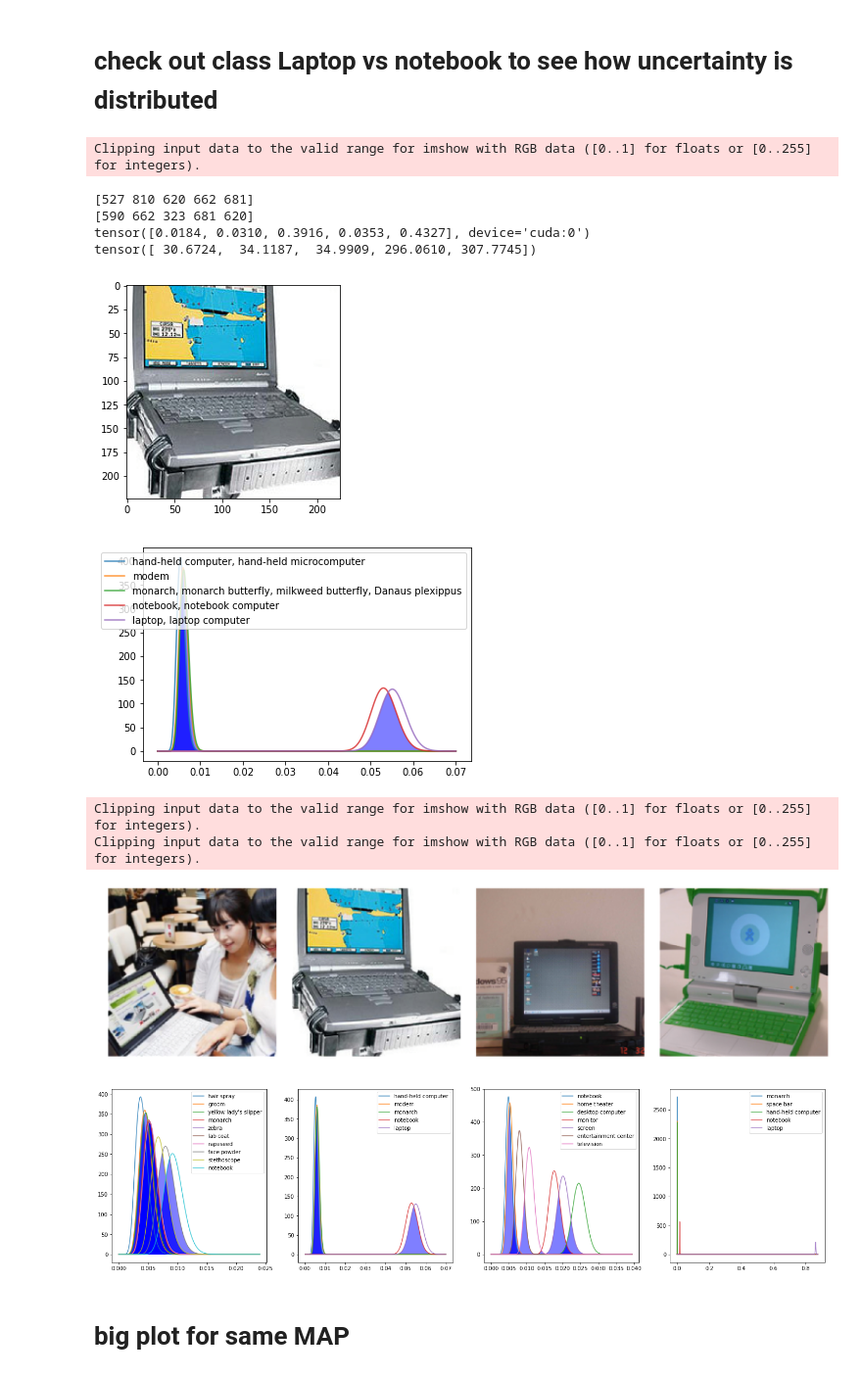
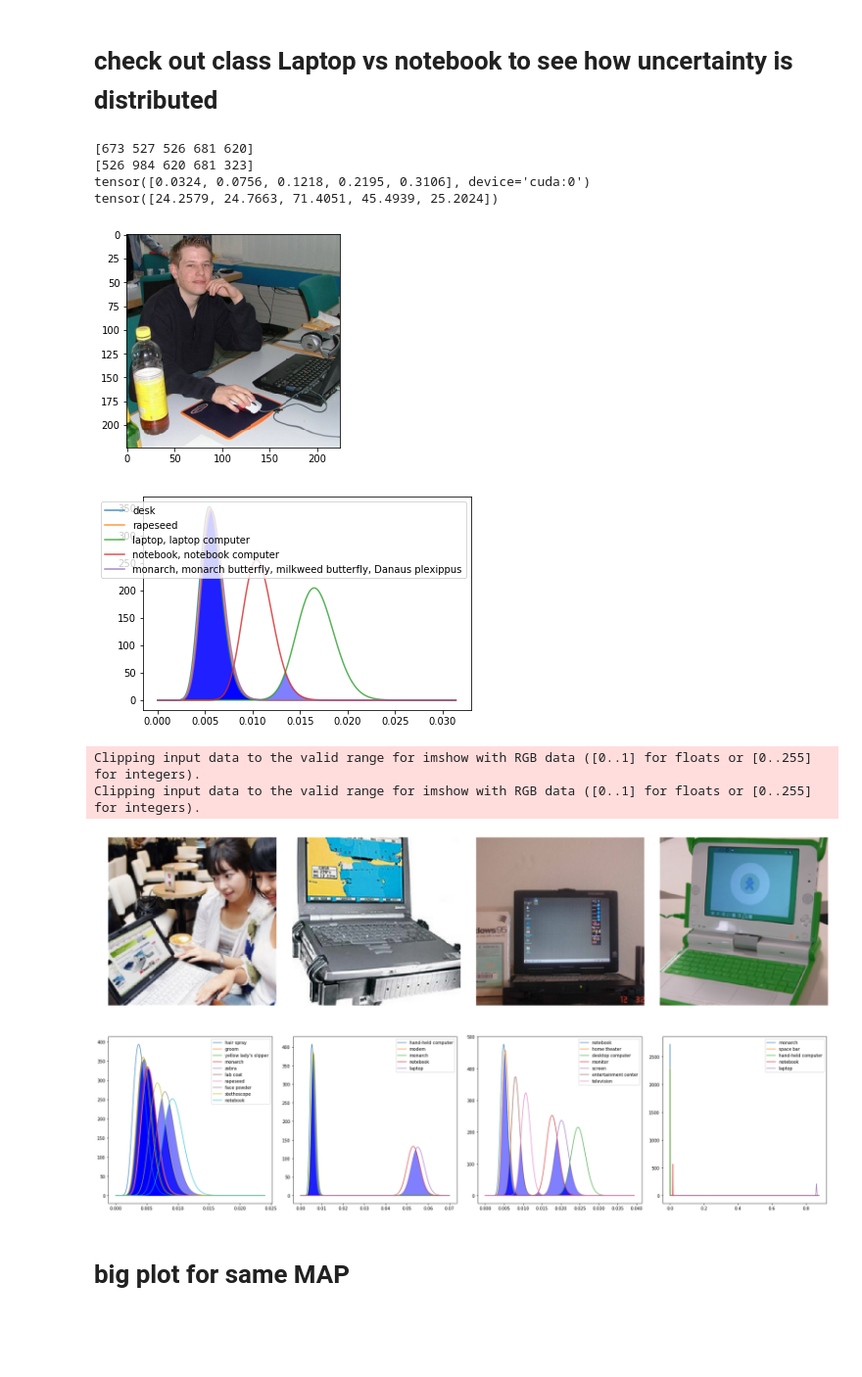
Before and after one commit to ross-Hr/master2020, a Jupyter notebook: 2019-10-Laplace_Bridge/exp/Experiment3_ImageNet_DenseNet.ipynb, the cells around one changed output. Shown at 98% size. Cells and saved outputs as stored; diff of their text form; code cells hidden in the pictures; blank space fills up the shorter version.

Commit message:
added pdf version of imagenet betas

```diff
--- a/2019-10-Laplace_Bridge/exp/Experiment3_ImageNet_DenseNet.ipynb
+++ b/2019-10-Laplace_Bridge/exp/Experiment3_ImageNet_DenseNet.ipynb
@@ -995,7 +995,7 @@ plt.show()
 def get_topK(pred, k):
     return(np.argpartition(pred.cpu().numpy(), -k)[-k:])
 
-i = 31036
+i = 31001
 k = 5
 topK_MAP_i = get_topK(imagenet_MAP[i], k)
 topK_DIR_LPA_i = get_topK(imagenet_DIR_LPA[i], k)
@@ -1057,13 +1057,12 @@ def plot_beta_top_K(i, k=5):
 
 plot_beta_top_K(i, k=k)
 # %% [output]
-Clipping input data to the valid range for imshow with RGB data ([0..1] for floats or [0..255] for integers).
+[673 527 526 681 620]
+[526 984 620 681 323]
+tensor([0.0324, 0.0756, 0.1218, 0.2195, 0.3106], device='cuda:0')
+tensor([24.2579, 24.7663, 71.4051, 45.4939, 25.2024])
-[527 810 620 662 681]
-[590 662 323 681 620]
-tensor([0.0184, 0.0310, 0.3916, 0.0353, 0.4327], device='cuda:0')
-tensor([ 30.6724,  34.1187,  34.9909, 296.0610, 307.7745])
-[figure, old version]
+[figure, new version]
-[figure, old version]
+[figure, new version]
 # %%
 mean = torch.Tensor([0.485, 0.456, 0.406])
 std = torch.Tensor([0.229, 0.224, 0.225])
@@ -1209,18 +1208,20 @@ def show_beta_marginals(list_of_idx, list_of_k, filename):
 
         axs[i].legend()
 
-    tpl.save('figures/{}'.format(filename), figure=fig, figurewidth='\\figwidth', figureheight='\\figheight')
+    #tpl.save('figures/{}'.format(filename), figure=fig, figurewidth='\\figwidth', figureheight='\\figheight')
+    plt.tight_layout()
+    plt.savefig('figures/{}'.format(filename))
     plt.show()
 # %%
 idxs = [31000, 31036, 31028, 31009]
 ks = [10,5,7,5]
 show_images(idxs, filename='imagenet_images.pdf')
-show_beta_marginals(idxs, ks, filename='imagenet_marginal_betas.tex')
+show_beta_marginals(idxs, ks, filename='imagenet_marginal_betas.pdf')
 # %% [output]
 Clipping input data to the valid range for imshow with RGB data ([0..1] for floats or [0..255] for integers).
 Clipping input data to the valid range for imshow with RGB data ([0..1] for floats or [0..255] for integers).
 [figure]
-[figure, old version]
+[figure, new version]
 # %% [markdown]
 # big plot for same MAP
 # %%
```
Also changed, not shown: parts of 11 cells of this notebook, 2 other files.
